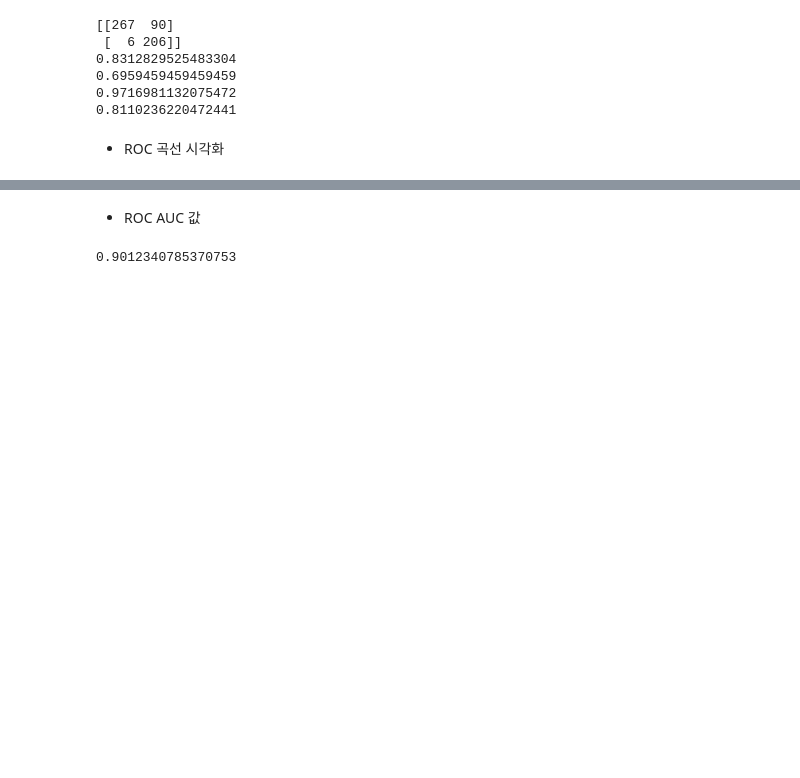
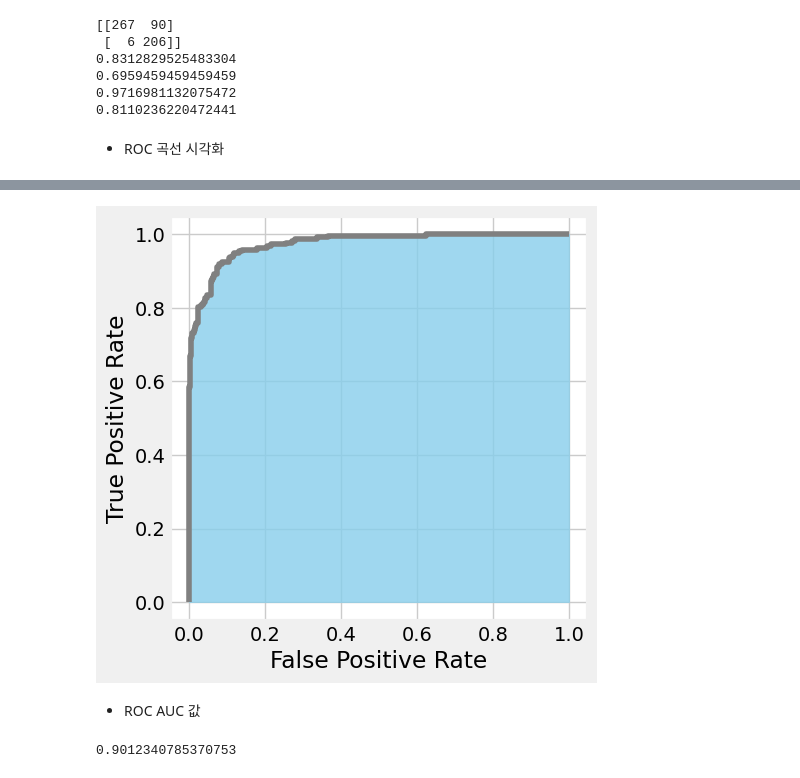
Before and after one commit to seoyujiin/esaa_yb, a Jupyter notebook: 연습문제_평가.ipynb, the cells around one changed output, grey strips where cells are left out. Cells and saved outputs as stored; diff of their text form; code cells hidden in the pictures; blank space fills up the shorter version.

```diff
--- a/연습문제_평가.ipynb
+++ b/연습문제_평가.ipynb
@@ -95,3 +98,34 @@ plt.plot(fpr, tpr, label="ROC")  # ROC 곡선이 y=x 직선에 가까울수록
+# %%
+%matplotlib inline
+
+# ROC 곡선의 그래프 영역 스타일 지정
+plt.style.use('fivethirtyeight')
+
+# 캔버스와 좌표 평면 생성
+fig, ax = plt.subplots()
+
+# 그래프 영역의 크기 설정
+fig.set_size_inches(4.8, 5)
+
+# 그래프의 선을 이루는 값과 선 색상 설정
+ax.step(fpr, tpr, 'gray')
+
+# 그래프의 선을 기준으로 곡선아래면적을 skyblue로 채우도록 설정
+ax.fill_between(fpr, tpr, 0, color='skyblue', alpha=0.8)
+
+# x축 레이블 설정
+ax.set_xlabel('False Positive Rate')
+
+# y축 레이블 설정
+ax.set_ylabel('True Positive Rate')
+
+# 그래프 영역 배경색 설정
+ax.set_facecolor('xkcd:white')
+
+# 최종 그래프 생성
+plt.show()
+# %% [output]
+[figure, added]
 # %% [markdown]
 * ROC AUC 값
 # %%
```
Also changed, not shown: parts of 3 cells of this notebook.
